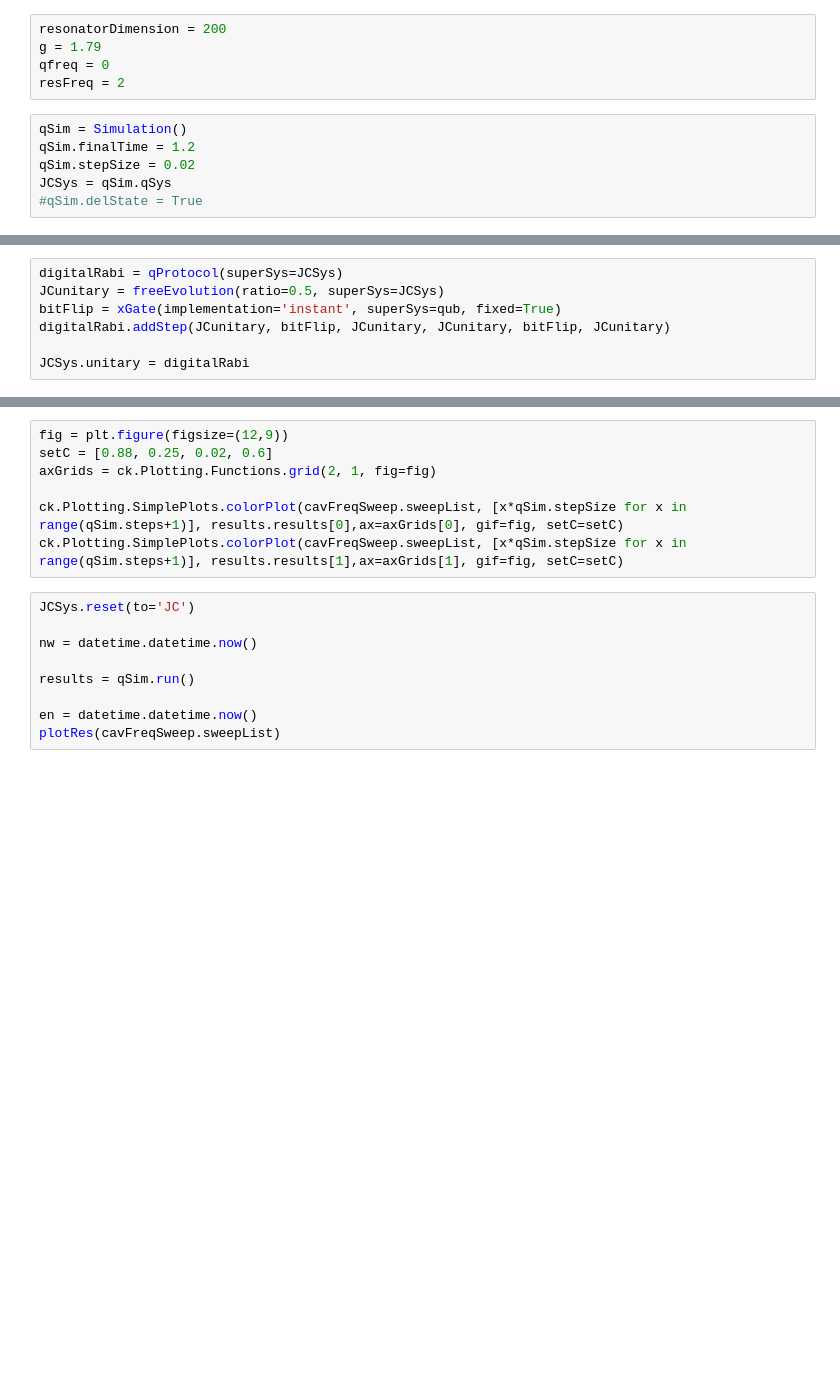
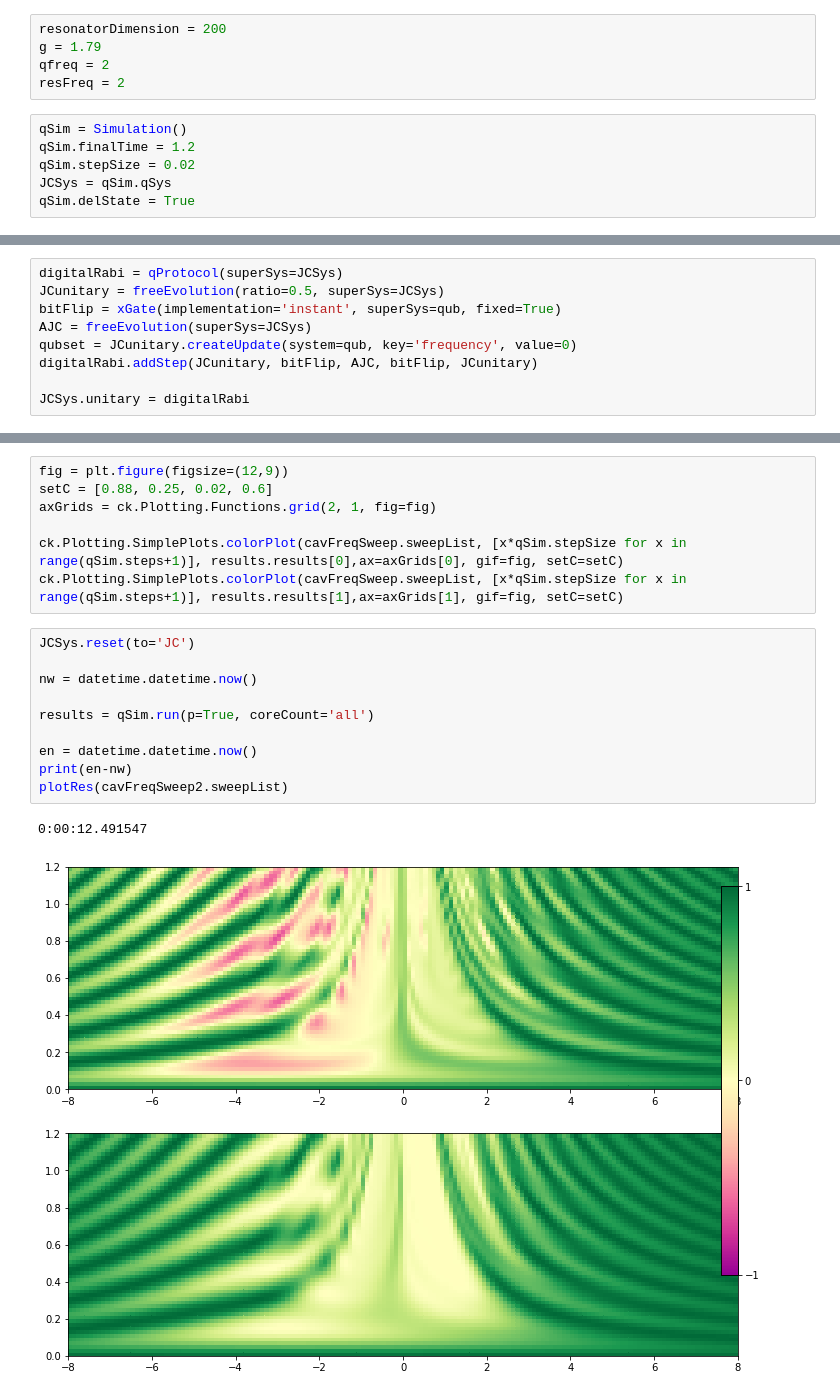
Before and after one commit to CirQuS-UTS/QuanGuru, a Jupyter notebook: Demos/NewObjectDemo.ipynb, the cells around one changed output, grey strips where cells are left out. Cells and saved outputs as stored; diff of their text form; blank space fills up the shorter version.

```diff
--- a/Demos/NewObjectDemo.ipynb
+++ b/Demos/NewObjectDemo.ipynb
@@ -15,14 +15,14 @@ import copy
 # %%
 resonatorDimension = 200
 g = 1.79
-qfreq = 0
+qfreq = 2
 resFreq = 2
 # %%
 qSim = Simulation()
 qSim.finalTime = 1.2
 qSim.stepSize = 0.02
 JCSys = qSim.qSys
-#qSim.delState = True
+qSim.delState = True
 # %%
 cav = Cavity(dimension=resonatorDimension, frequency=resFreq)
 JCSys.addSubSys(cav)
@@ -33,7 +37,9 @@ qub.frequency = qfreq
 digitalRabi = qProtocol(superSys=JCSys)
 JCunitary = freeEvolution(ratio=0.5, superSys=JCSys)
 bitFlip = xGate(implementation='instant', superSys=qub, fixed=True)
-digitalRabi.addStep(JCunitary, bitFlip, JCunitary, JCunitary, bitFlip, JCunitary)
+AJC = freeEvolution(superSys=JCSys)
+qubset = JCunitary.createUpdate(system=qub, key='frequency', value=0)
+digitalRabi.addStep(JCunitary, bitFlip, AJC, bitFlip, JCunitary)
 
 JCSys.unitary = digitalRabi
 # %%
@@ -114,12 +126,16 @@ ck.Plotting.SimplePlots.colorPlot(cavFreqSweep.sweepList, [x*qSim.stepSize for x
 # %%
 JCSys.reset(to='JC')
 
 nw = datetime.datetime.now()
 
-results = qSim.run()
+results = qSim.run(p=True, coreCount='all')
 
 en = datetime.datetime.now()
-plotRes(cavFreqSweep.sweepList)
+print(en-nw)
+plotRes(cavFreqSweep2.sweepList)
+# %% [output]
+0:00:12.491547
+[figure, added]
 # %%
 JCSys.reset(to='JC')
 
```
Also changed, not shown: parts of 7 cells of this notebook, 3 other files.
